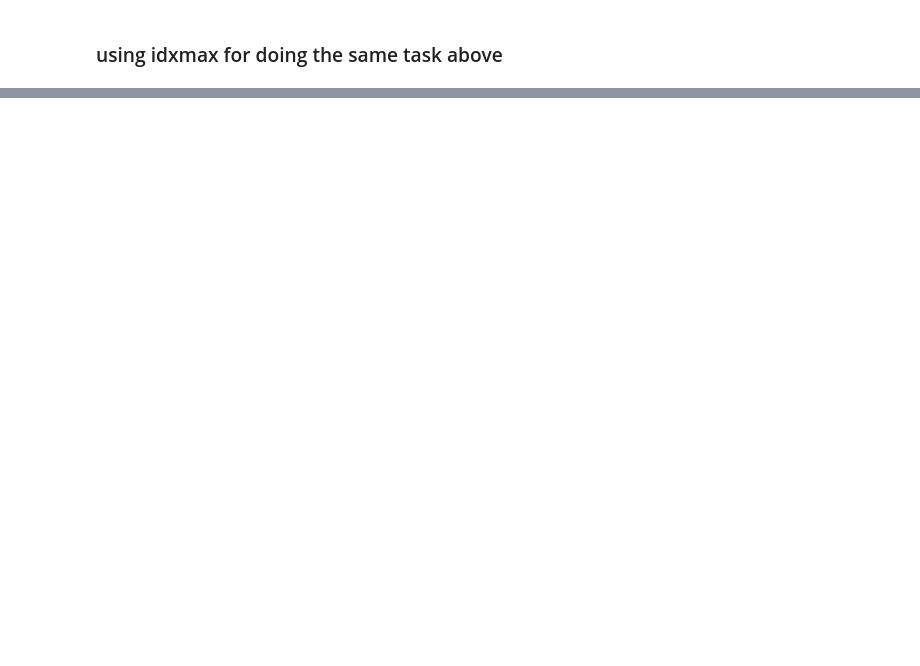
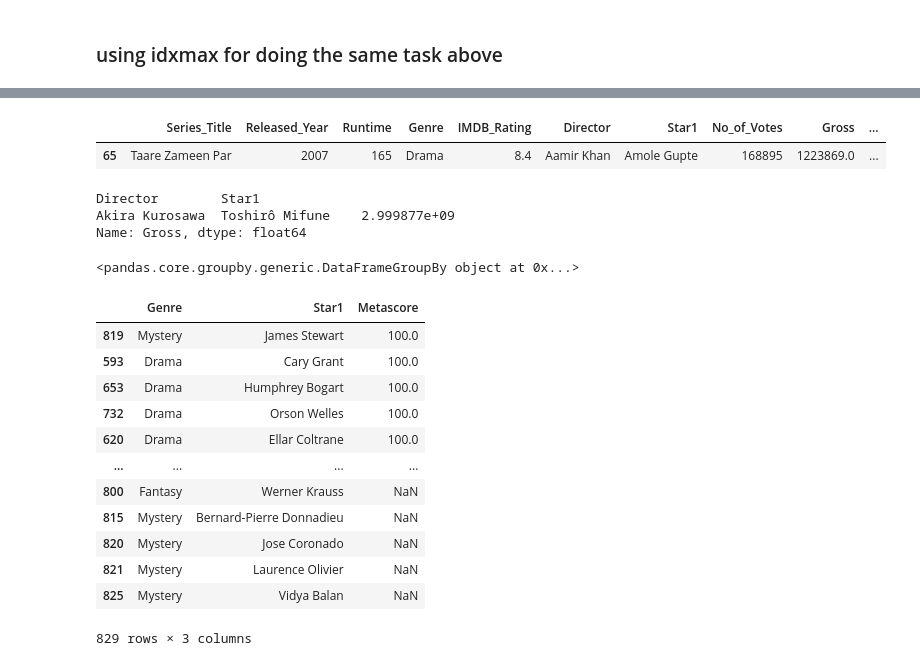
Before and after one commit to Sudeep9845/learning_python, a Jupyter notebook: pandas/03_GroupBy_Object/01_GroupBy _Object.ipynb, the cells around one changed output, grey strips where cells are left out. Saved outputs shown, nothing was run; the diff lists cells and outputs as text; code cells hidden in the pictures; blank space fills up the shorter version.

```diff
--- a/pandas/03_GroupBy_Object/01_GroupBy _Object.ipynb
+++ b/pandas/03_GroupBy_Object/01_GroupBy _Object.ipynb
@@ -457,0 +552,34 @@ highest_rated_movie_by_genre.head()
+# %%
+duo.get_group(('Aamir Khan','Amole Gupte'))
+# %% [output]
+|  | Series_Title | Released_Year | Runtime | Genre | IMDB_Rating | Director | Star1 | No_of_Votes | Gross | ... |
+| 65 | Taare Zameen Par | 2007 | 165 | Drama | 8.4 | Aamir Khan | Amole Gupte | 168895 | 1223869.0 | ... |
+# %%
+# find the most earning actor -> director combo
+duo['Gross'].sum().sort_values(ascending=False).head(1)
+# %% [output]
+Director        Star1
+Akira Kurosawa  Toshirô Mifune    2.999877e+09
+Name: Gross, dtype: float64
+# %%
+# find the best(in -terms of metascoring(avg)) actor->genre combo
+genre_actor_combo = movie_dataset.groupby(['Genre','Star1'])
+genre_actor_combo
+# %% [output]
+<pandas.core.groupby.generic.DataFrameGroupBy object at 0x...>
+# %%
+genre_actor_combo['Metascore'].mean().reset_index().sort_values('Metascore',ascending=False)
+# %% [output]
+|  | Genre | Star1 | Metascore |
+| 819 | Mystery | James Stewart | 100.0 |
+| 593 | Drama | Cary Grant | 100.0 |
+| 653 | Drama | Humphrey Bogart | 100.0 |
+| 732 | Drama | Orson Welles | 100.0 |
+| 620 | Drama | Ellar Coltrane | 100.0 |
+| ... | ... | ... | ... |
+| 800 | Fantasy | Werner Krauss | NaN |
+| 815 | Mystery | Bernard-Pierre Donnadieu | NaN |
+| 820 | Mystery | Jose Coronado | NaN |
+| 821 | Mystery | Laurence Olivier | NaN |
+| 825 | Mystery | Vidya Balan | NaN |
+829 rows × 3 columns
```
Also changed, not shown: parts of 29 cells of this notebook.
